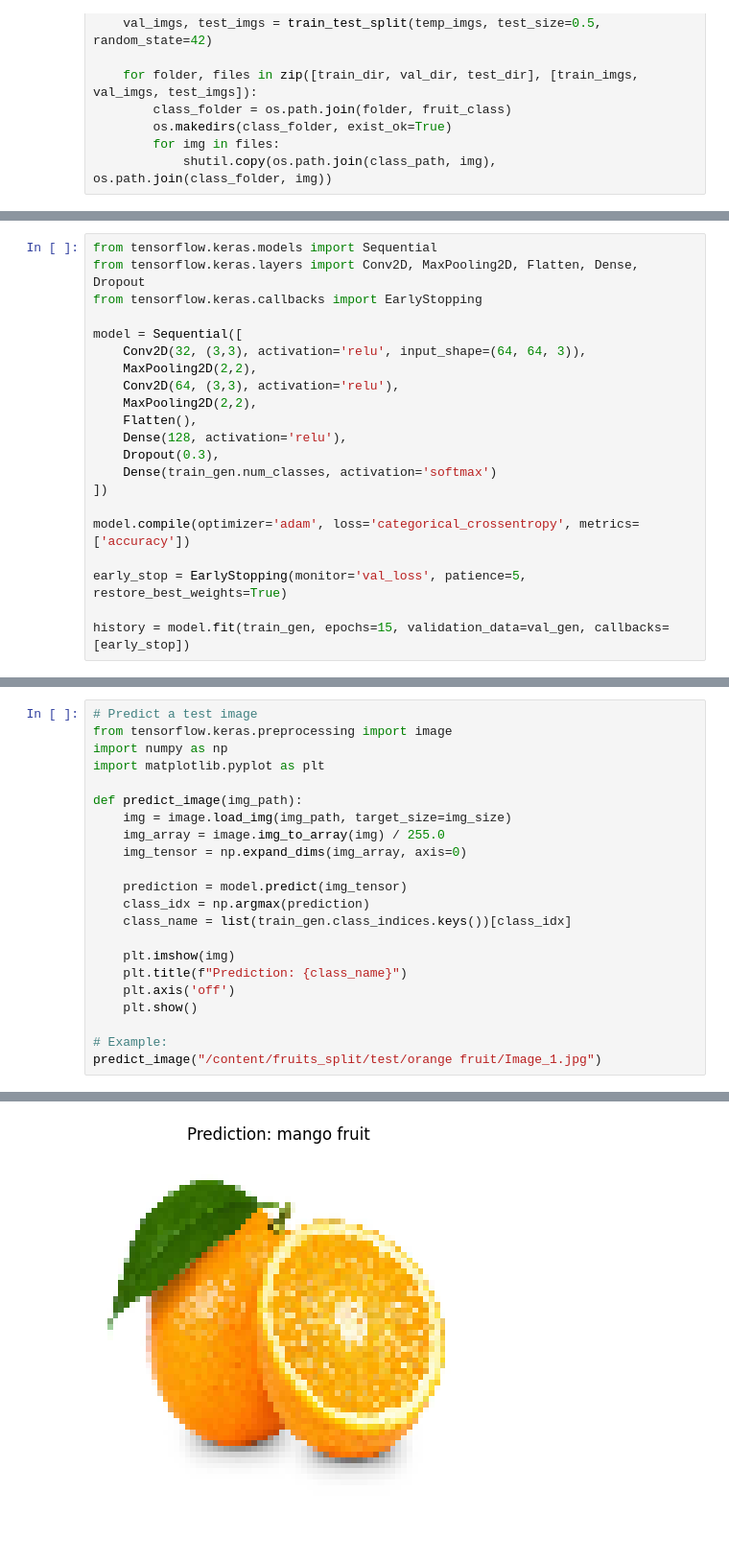
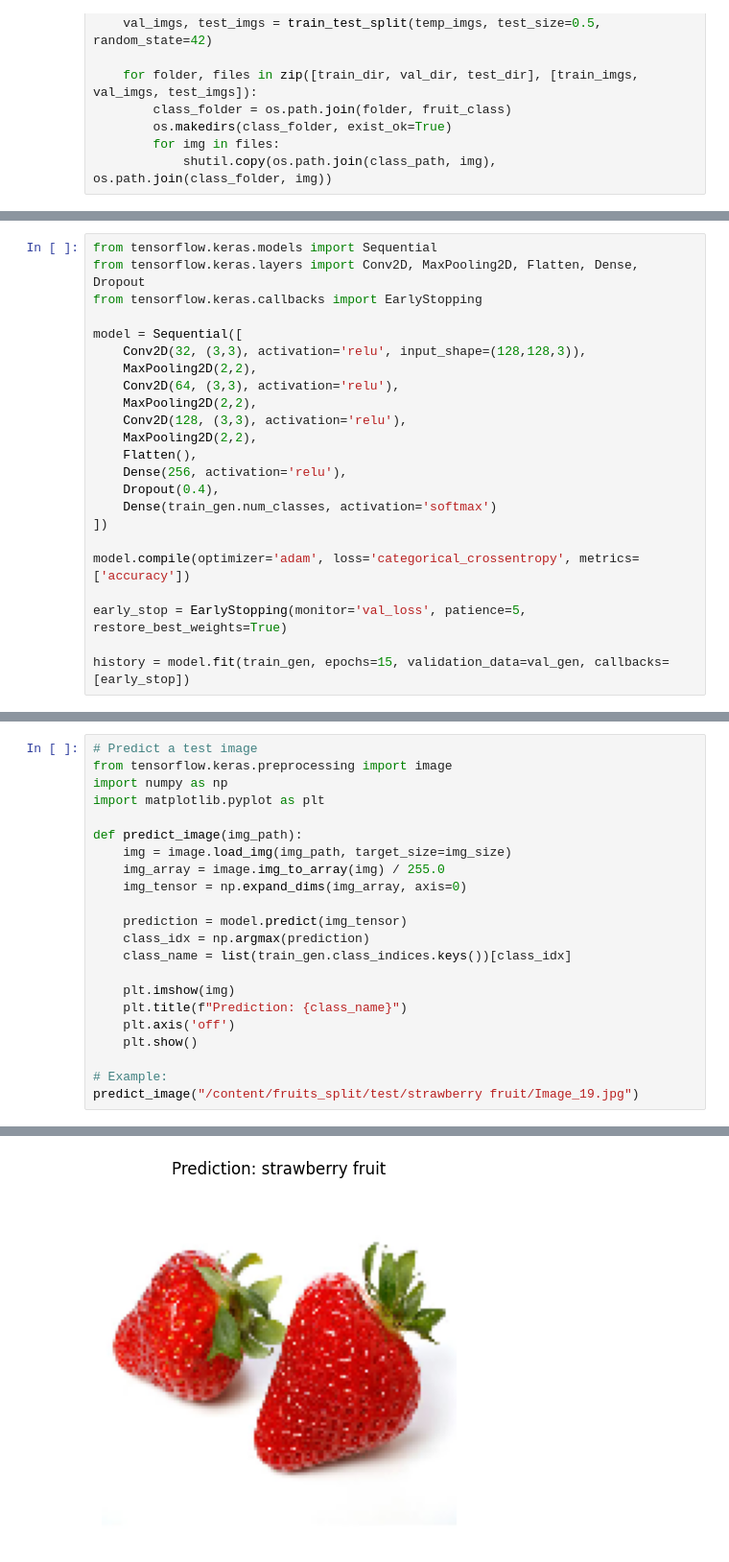
Before and after one commit to Yamm23/Computer-Vision-Mini, a Jupyter notebook: FruitImageClassifier.ipynb, the cells around one changed output, grey strips where cells are left out. Shown: that part at 96% size. Drawn from its saved outputs; the diff is of its cells as text.

Commit message:
Image Augmentation and a more dense CNN layer.

```diff
--- a/FruitImageClassifier.ipynb
+++ b/FruitImageClassifier.ipynb
@@ -54,13 +70,15 @@ from tensorflow.keras.layers import Conv2D, MaxPooling2D, Flatten, Dense, Dropou
 from tensorflow.keras.callbacks import EarlyStopping
 
 model = Sequential([
-    Conv2D(32, (3,3), activation='relu', input_shape=(64, 64, 3)),
+    Conv2D(32, (3,3), activation='relu', input_shape=(128,128,3)),
     MaxPooling2D(2,2),
     Conv2D(64, (3,3), activation='relu'),
     MaxPooling2D(2,2),
+    Conv2D(128, (3,3), activation='relu'),
+    MaxPooling2D(2,2),
     Flatten(),
-    Dense(128, activation='relu'),
-    Dropout(0.3),
+    Dense(256, activation='relu'),
+    Dropout(0.4),
     Dense(train_gen.num_classes, activation='softmax')
 ])
 
@@ -115,5 +133,5 @@ def predict_image(img_path):
     plt.show()
 
 # Example:
-predict_image("/content/fruits_split/test/orange fruit/Image_1.jpg")
+predict_image("/content/fruits_split/test/strawberry fruit/Image_19.jpg")
 # %% [output]
@@ -121 +139 @@ predict_image("/content/fruits_split/test/orange fruit/Image_1.jpg")
-[figure, old version]
+[figure, new version]
```
Also changed, not shown: parts of 5 cells of this notebook.
